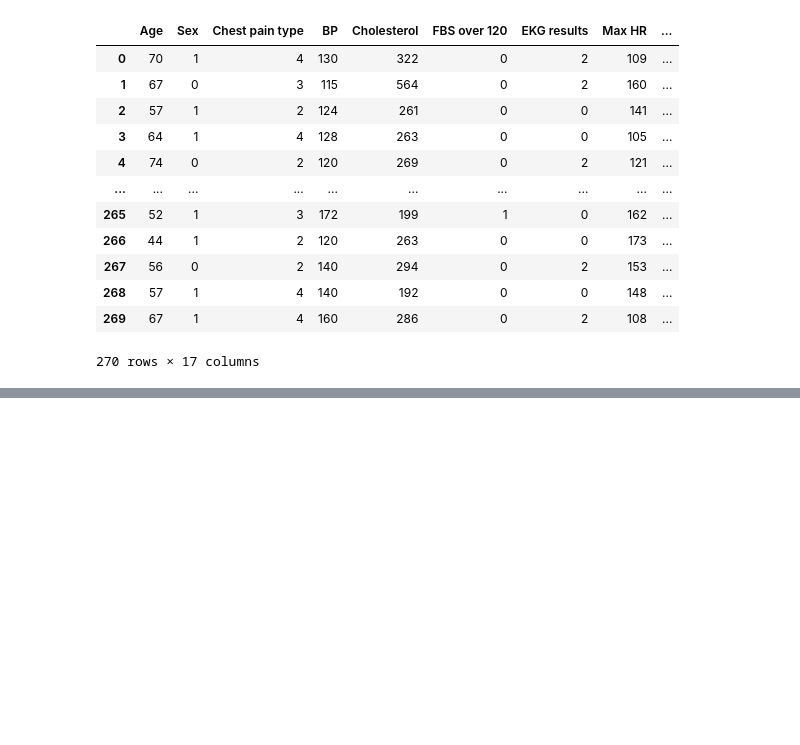
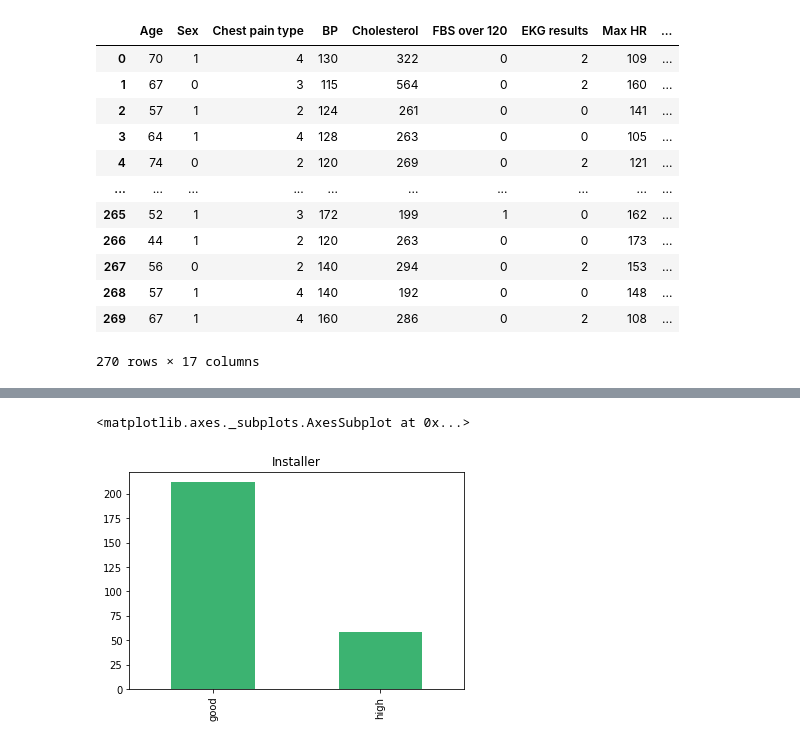
Before and after one commit to emilia329/heartdisease, a Jupyter notebook: EDAHeart.ipynb, the cells around one changed output, grey strips where cells are left out. Cells and saved outputs as stored; diff of their text form; code cells hidden in the pictures; blank space fills up the shorter version.

```diff
--- a/EDAHeart.ipynb
+++ b/EDAHeart.ipynb
@@ -99,0 +126,5 @@ df['bloodpressure']= df.apply(blood,axis=1)
+# %%
+df['bloodpressure'].value_counts().nlargest(n=5).plot(kind='bar',color='mediumseagreen',title='Installer')
+# %% [output]
+<matplotlib.axes._subplots.AxesSubplot at 0x...>
+[figure, added]
```
Also changed, not shown: parts of 5 cells of this notebook.
